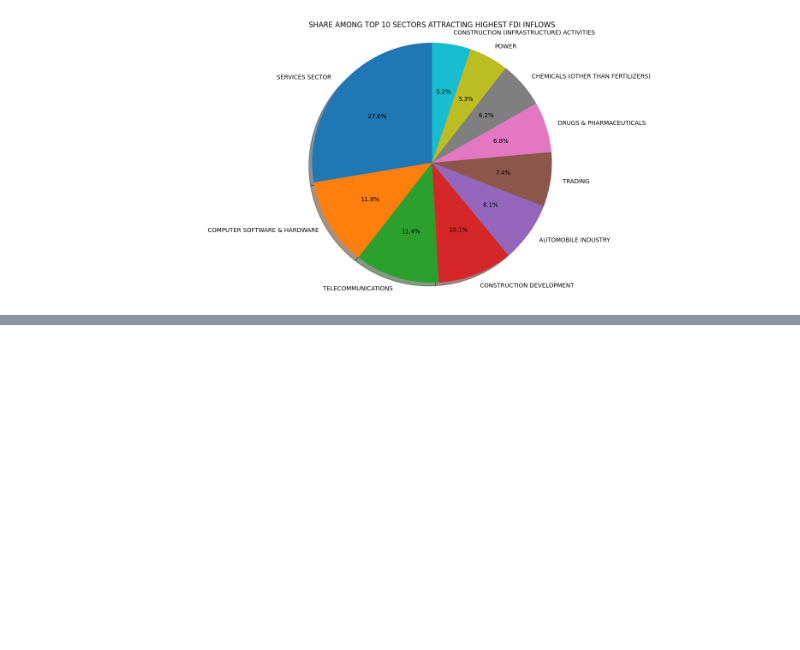
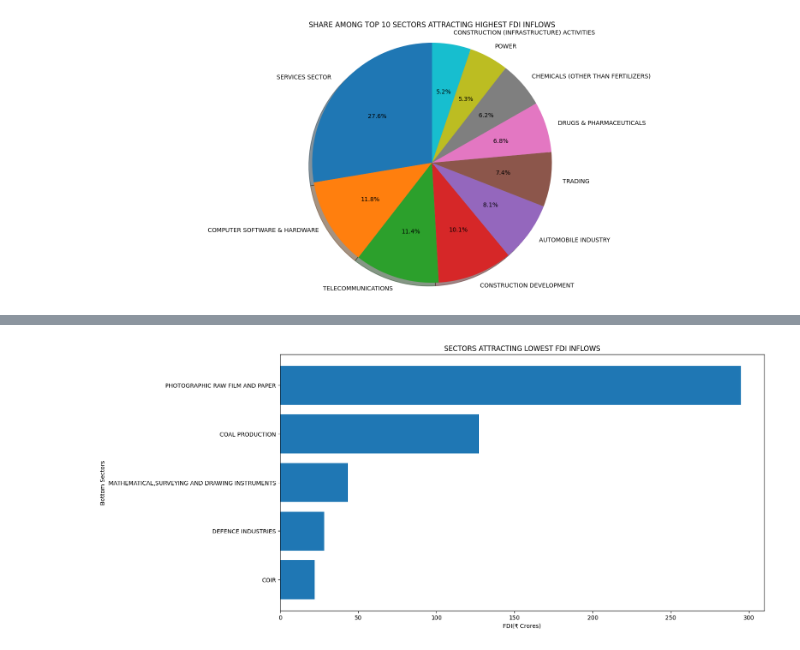
Before and after one commit to yash66gupta/FDI-Analysis, a Jupyter notebook: FDI_Analysis.ipynb, the cells around one changed output, grey strips where cells are left out. Drawn from its saved outputs; the diff is of its cells as text; code cells hidden in the pictures; blank space fills up the shorter version.

```diff
--- a/FDI_Analysis.ipynb
+++ b/FDI_Analysis.ipynb
@@ -338,3 +338,10 @@ plt.title('SHARE AMONG TOP 10 SECTORS ATTRACTING HIGHEST FDI INFLOWS')
 plt.show()
 # %% [output]
 [figure]
+# %%
+#Calculating share among Bottom sectors and as a whole
+Bottom_5_Sectors = Sectorwise_fdi.nsmallest(5,['FDI(₹ Crores)'])
+Sum = Bottom_5_Sectors['FDI(₹ Crores)'].sum()
+Bottom_5_Sectors['In %age'] = round(Bottom_5_Sectors['FDI(₹ Crores)']/Sum*100,2)
+Bottom_5_Sectors['%age to Total Inflows'] = round((Bottom_5_Sectors['FDI(₹ Crores)']/Total_fdi)*100,3)
+Bottom_5_Sectors
@@ -340,0 +356,11 @@ plt.show()
+# %%
+#Creating bar chart to visualise Total FDI inflow in Bottom 5 sectors using Matplotlib
+
+plt.figure(figsize=(15,8))
+plt.barh(Bottom_5_Sectors.index,Bottom_5_Sectors['FDI(₹ Crores)'])
+plt.title('SECTORS ATTRACTING LOWEST FDI INFLOWS')
+plt.xlabel('FDI(₹ Crores)')
+plt.ylabel('Bottom Sectors')
+plt.show()
+# %% [output]
+[figure, added]
```
Also changed, not shown: parts of 9 cells of this notebook.
